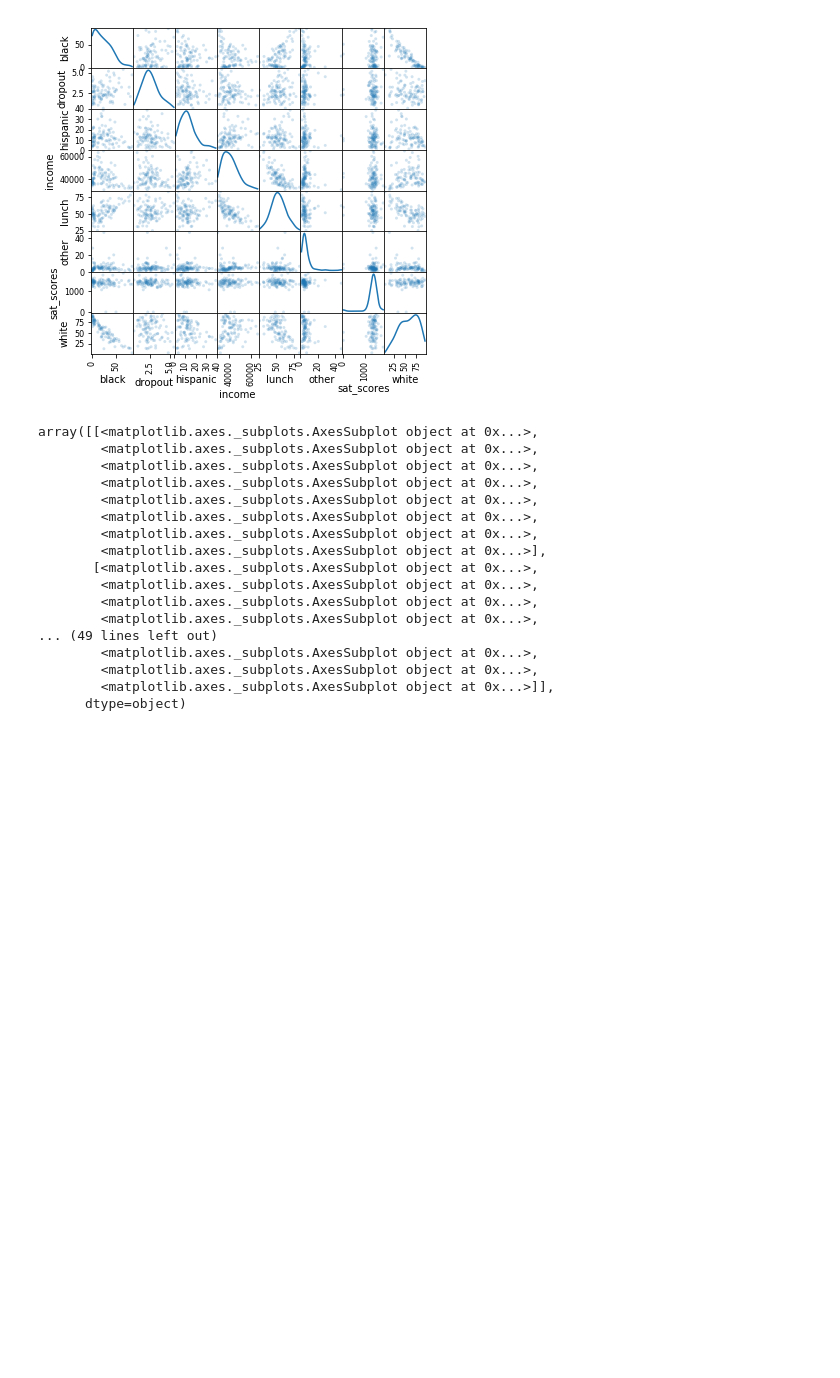
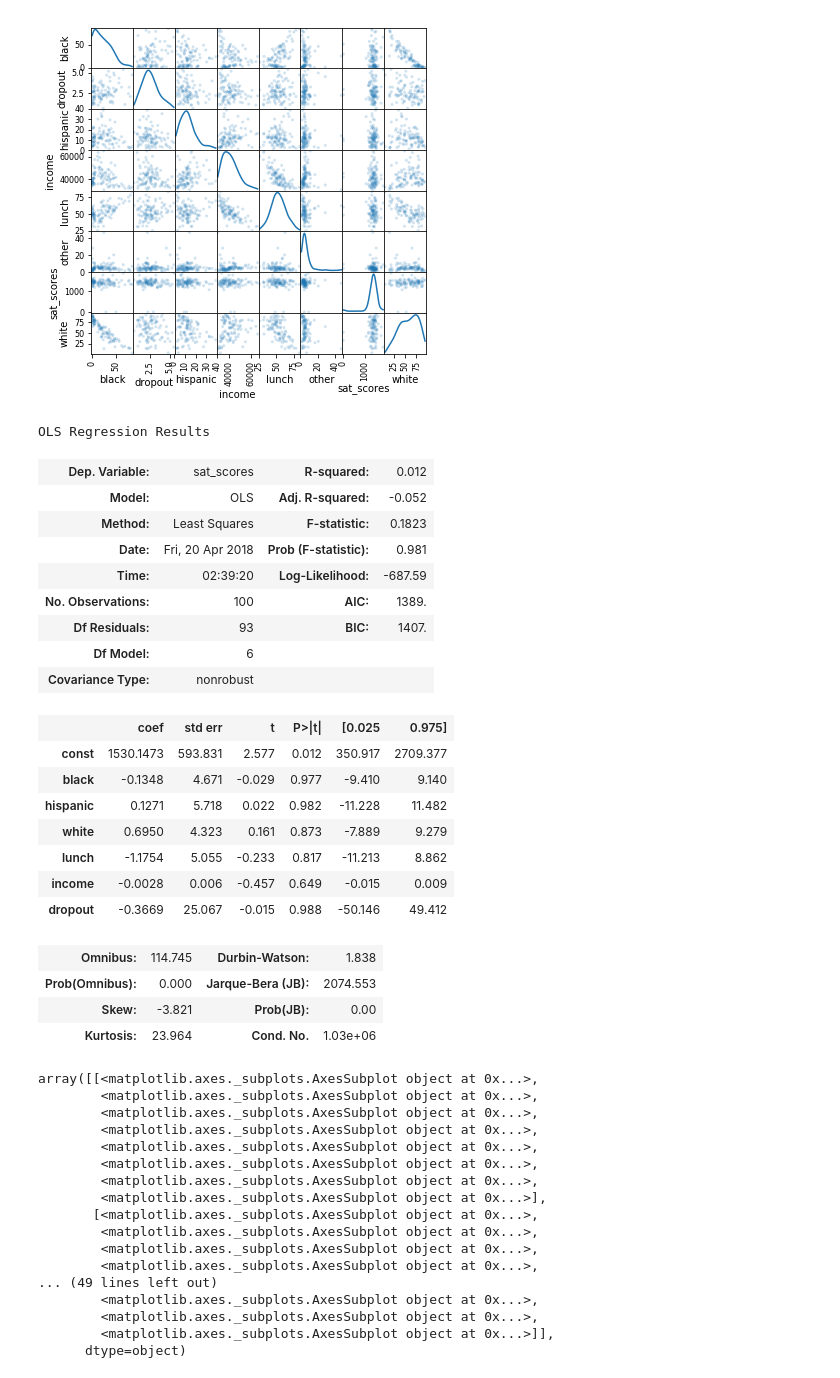
Before and after one commit to jestradasal/216finalproject, a Jupyter notebook: mlr.ipynb, the cells around one changed output. Saved outputs shown, nothing was run; the diff lists cells and outputs as text; code cells hidden in the pictures; blank space fills up the shorter version.

```diff
--- a/mlr.ipynb
+++ b/mlr.ipynb
@@ -50,5 +87,5 @@ array([[<matplotlib.axes._subplots.AxesSubplot object at 0x...>,
 # %%
-d2014 = {'sat_scores': [1418.0, 1439.0, 1404.0, 1210.0, 1457.0, 1415.0, 1371.0, 1351.0, 1218.0, 1255.0, 1379.0, 1719.0, 1493.0, 1466.0, 1296.0, 1373.0, 1332.0, 1470.0, 1448.0, 1384.0, 1315.0, 1503.0, 1358.0, 1258.0, 0.0, 1373.0, 1495.0, 1453.0, 1547.0, 1195.0, 1533.0, 1222.0, 1351.0, 1230.0, 1546.0, 1382.0, 1514.0, 1376.0, 1421.0, 1499.0, 1397.0, 1300.0, 1135.0, 1193.0, 1384.0, 1491.0, 1497.0, 1538.0, 1225.0, 1553.0, 1598.0, 1364.0, 1393.0, 1298.0, 1454.0, 1482.0, 1537.0, 1492.0, 1494.0, 1317.0, 1654.0, 1082.0, 1503.0, 0.0, 1358.0, 1496.0, 1453.0, 1419.0, 1753.0, 1766.0, 1387.0, 1479.0, 1367.0, 1333.0, 1491.0, 1280.0, 1410.0, 1391.0, 1310.0, 1389.0, 1350.0, 1280.0, 1236.0, 1278.0, 1394.0, 1484.0, 1496.0, 1322.0, 1345.0, 1283.0, 1528.0, 1306.0, 1929.0, 1186.0, 1313.0, 1617.0, 1573.0, 1503.0, 1404.0, 1347.0],
+d2014 = {'sat_scores': [1418.0, 1439.0, 1404.0, 1210.0, 1457.0, 1415.0, 1371.0, 1351.0, 1218.0, 1255.0, 1379.0, 1719.0, 1493.0, 1466.0, 1296.0, 1373.0, 1332.0, 1470.0, 1448.0, 1384.0, 1315.0, 1503.0, 1358.0, 1258.0, 0.0, 1373.0, 1495.0, 1453.0, 1547.0, 1195.0, 1533.0, 1222.0, 1351.0, 1230.0, 1546.0, 1382.0, 1514.0, 1376.0, 1421.0, 1499.0, 1397.0, 1300.0, 1135.0, 1193.0, 1384.0, 1491.0, 1497.0, 1538.0, 1225.0, 1553.0, 1598.0, 1364.0, 1393.0, 1298.0, 1454.0, 1482.0, 1537.0, 1492.0, 1494.0, 1317.0, 1654.0, 1082.0, 1503.0, 0.90, 1358.0, 1496.0, 1453.0, 1419.0, 1753.0, 1766.0, 1387.0, 1479.0, 1367.0, 1333.0, 1491.0, 1280.0, 1410.0, 1391.0, 1310.0, 1389.0, 1350.0, 1280.0, 1236.0, 1278.0, 1394.0, 1484.0, 1496.0, 1322.0, 1345.0, 1283.0, 1528.0, 1306.0, 1929.0, 1186.0, 1313.0, 1617.0, 1573.0, 1503.0, 1404.0, 1347.0],
          'lunch': [53.3656196, 46.1949266, 57.7808793, 73.8362311, 53.7042925, 58.9660743, 61.0792193, 87.3862696, 72.1297482, 56.4271907, 48.4968354, 54.5269104, 38.1859426, 52.7363184, 26.4830508, 39.3363789, 62.5, 45.341801, 48.200122, 58.045977, 60.0633198, 50.6463878, 60.7403961, 71.0426618, 49.3216567, 53.9397405, 31.5857438, 36.3104839, 40.6772808, 39.9843014, 69.5008857, 60.8743136, 76.0423561, 52.0522812, 59.5336238, 55.6069661, 45.2727273, 58.037225, 49.6049383, 73.9199492, 55.4062352, 89.2701185, 50.2663679, 48.7670125, 47.4193069, 78.38731, 65.2514377, 74.5454545, 38.6361455, 50.7625272, 42.4615202, 76.433121, 60.0261464, 68.1434368, 43.939794, 56.1167748, 53.9872408, 70.5707491, 63.5761589, 52.4302663, 50.0, 69.4289186, 41.2660006, 62.457765, 44.6420807, 84.4776119, 38.8430745, 38.470713, 56.9291339, 59.3412431, 51.4239594, 53.3032185, 59.8418278, 57.3476245, 54.7229791, 49.7915161, 72.5557461, 80.3056245, 55.9594252, 56.4120782, 66.6155299, 68.4049441, 74.1227341, 47.0287243, 43.143916, 55.8549849, 52.8331584, 52.8237307, 65.5493482, 30.3632374, 85.2554298, 32.7466189, 80.9302326, 78.2087849, 32.9316338, 58.9797308, 60.298902, 61.1452604, 50.2576371, 48.9158716],
          'hispanic': [23.24563343, 8.034026465, 20.46227056, 3.414769572, 9.388783869, 10.06960557, 14.0398293, 2.013677812, 15.51322751, 11.17080994, 13.564434, 11.2412178, 14.04977902, 8.774956865, 2.417235943, 7.273374466, 6.222707424, 13.42258026, 29.18945194, 4.988764045, 4.356971154, 4.473085671, 4.927995772, 8.677888544, 8.837981867, 11.38505178, 4.482581967, 12.50248855, 6.930693069, 12.42973142, 37.19290971, 25.30810519, 9.565075213, 22.21182109, 14.95165746, 10.00383779, 1.686746988, 2.861952862, 13.40610818, 28.62583307, 12.61925893, 2.892307692, 18.095144, 6.834387192, 20.22646536, 2.777777778, 17.81553398, 15.87837838, 11.38230799, 10.44329617, 20.34883721, 8.69955157, 31.69557806, 11.57331586, 10.49633146, 14.24959779, 3.281312525, 5.837264151, 11.02709515, 19.45856732, 8.473711077, 31.73146583, 12.00123964, 10.3192418, 10.25721702, 3.166098393, 11.65295497, 16.62707838, 5.946791862, 5.414908579, 11.54681605, 2.581369248, 8.398607485, 10.03302007, 12.25209343, 15.09475662, 9.531926052, 13.211227, 11.56161878, 13.71589935, 6.526833841, 33.46149365, 2.43902439, 6.976206976, 4.391891892, 20.64121037, 3.869047619, 6.022727273, 15.2293578, 15.00389143, 13.04809589, 15.65339151, 7.175828787, 7.664670659, 7.375722543, 18.48499038, 13.10846294, 15.80689432, 21.57577968, 11.38912856],
          'black': [21.04355516, 3.913043478, 0.747790619, 57.63464742, 0.504095778, 0.278422274, 32.98719772, 80.69908815, 39.04761905, 15.53327987, 6.474735605, 5.160031226, 19.11075665, 5.529537425, 11.9810825, 6.798766018, 35.98981077, 5.289657624, 12.164297, 43.50561798, 1.532451923, 0.758150114, 25.90831021, 31.24693577, 29.35843311, 45.10112491, 5.712090164, 2.727453713, 3.211539428, 5.480949407, 24.10075671, 49.61767969, 58.20797907, 28.62224552, 31.37661142, 20.49699373, 35.96385542, 0.252525253, 33.11664418, 38.55918756, 41.06944753, 84.46153846, 24.4528973, 1.143549038, 3.863232682, 79.24836601, 37.0631068, 25.0, 14.03802063, 1.169431602, 15.94853028, 42.24215247, 21.32758448, 46.8500928, 5.999136815, 0.781429556, 0.360144058, 51.6509434, 3.040327662, 41.23756041, 0.153139357, 20.40569911, 17.47888743, 50.01247038, 22.03256509, 78.27569411, 19.21624737, 15.5054104, 22.84820031, 43.81153305, 16.46278724, 30.41526375, 35.16100957, 47.53619507, 5.773468488, 3.663185811, 36.67234824, 25.32010515, 19.70886365, 18.67782764, 12.37403328, 19.96970756, 45.94594595, 12.53176253, 3.178746929, 2.209414025, 1.438492063, 4.971590909, 33.21100917, 12.7955054, 61.85707783, 24.41043342, 66.9324381, 69.22155689, 1.317919075, 34.93574736, 4.191072511, 45.47509486, 2.936348714, 0.647109577],
@@ -57,7 +94,15 @@ d2014 = {'sat_scores': [1418.0, 1439.0, 1404.0, 1210.0, 1457.0, 1415.0, 1371.0,
          'other': [5.655538359, 5.765595463, 2.447314752, 4.44197668, 2.425960933, 2.645011601, 4.082503556, 2.279635258, 5.862433862, 5.950280674, 6.439482961, 11.20218579, 7.18107201, 4.864021034, 6.200735681, 6.964878975, 4.22125182, 11.32567231, 5.480617329, 4.0, 4.507211538, 1.895375284, 5.449861276, 7.452198072, 9.474704132, 11.27042412, 10.01536885, 4.658570575, 3.799567774, 4.91880075, 3.576241319, 6.276050256, 2.223675605, 6.743676633, 4.063075506, 5.695919151, 3.975903614, 15.90909091, 5.188274255, 2.158045065, 10.25626803, 7.907692308, 7.652027861, 3.45755415, 5.395204263, 2.581699346, 17.48786408, 3.885135135, 5.688765762, 12.4014142, 4.518356747, 2.780269058, 4.893211672, 3.515667649, 3.953388002, 4.09101356, 2.040816327, 3.125, 5.18273472, 8.512423859, 2.297090352, 4.250181116, 5.407918184, 5.499438833, 5.989931566, 2.82513395, 9.395493025, 5.265241489, 6.259780908, 5.85443038, 3.955641934, 3.310886644, 5.46127067, 4.96147659, 3.92243279, 4.757168904, 8.666579258, 46.79894853, 5.91418337, 4.800564772, 7.370517928, 4.870092042, 20.35266974, 7.888657889, 3.946560197, 2.665706052, 28.86904762, 6.193181818, 8.80733945, 5.053993579, 3.368229404, 11.3230649, 8.770457407, 2.275449102, 4.485549133, 6.487695749, 3.524540497, 4.109146686, 2.84515776, 1.725625539],
          'white': [50.05527305, 82.28733459, 76.34262407, 34.50860633, 87.68115942, 87.00696056, 48.89046942, 15.00759878, 39.57671958, 67.34562951, 73.52134743, 72.39656518, 59.65839232, 80.83148468, 79.40094587, 78.96298054, 53.56622999, 69.9620898, 53.16563373, 47.50561798, 89.60336538, 92.87338893, 63.71383274, 52.62297761, 52.32888089, 32.2433992, 79.78995902, 80.11148716, 86.05819973, 77.17051843, 35.13009226, 18.79816486, 30.00327011, 42.42225675, 49.60865562, 63.80324933, 58.37349398, 80.97643098, 48.28897338, 30.65693431, 36.05502552, 4.738461538, 49.79993084, 88.56450962, 70.51509769, 15.39215686, 27.63349515, 55.23648649, 68.89090562, 75.98585804, 59.18427576, 46.27802691, 42.08362579, 38.06092368, 79.55114372, 80.87795909, 94.31772709, 39.38679245, 80.74984247, 30.79144841, 89.07605921, 43.61265395, 65.11195475, 34.16884898, 61.72028632, 15.73307355, 59.73530464, 62.60226973, 64.94522692, 44.91912799, 68.03475477, 63.69248036, 50.97911227, 37.46930827, 78.05200529, 76.48488867, 45.12914645, 14.66971933, 62.8153342, 62.80570823, 73.72861495, 41.69870675, 31.26235992, 72.6033726, 88.48280098, 74.48366955, 65.8234127, 82.8125, 42.75229358, 67.14660959, 21.72659687, 48.61311016, 17.1212757, 20.83832335, 86.82080925, 40.09156652, 79.17592406, 34.60886413, 72.64271384, 86.23813632],
          'counties': ['Alamance', 'Alexander', 'Alleghany', 'Anson', 'Ashe', 'Avery', 'Beaufort', 'Bertie', 'Bladen', 'Brunswick', 'Buncombe', 'Burke', 'Cabarrus', 'Caldwell', 'Camden', 'Carteret', 'Caswell', 'Catawba', 'Chatham', 'Cherokee', 'Chowan', 'Clay', 'Cleveland', 'Columbus', 'Craven', 'Cumberland', 'Currituck', 'Dare', 'Davidson', 'Davie', 'Duplin', 'Durham', 'Edgecombe', 'Forsyth', 'Franklin', 'Gaston', 'Gates', 'Graham', 'Granville', 'Greene', 'Guilford', 'Halifax', 'Harnett', 'Haywood', 'Henderson', 'Hertford', 'Hoke', 'Hyde', 'Iredell', 'Jackson', 'Johnston', 'Jones', 'Lee', 'Lenoir', 'Lincoln', 'Macon', 'Madison', 'Martin', 'McDowell', 'Mecklenburg', 'Mitchell', 'Montgomery', 'Moore', 'Nash', 'New Hanover', 'Northampton', 'Onslow', 'Orange', 'Pamlico', 'Pasquotank', 'Pender', 'Perquimans', 'Person', 'Pitt', 'Polk', 'Randolph', 'Richmond', 'Robeson', 'Rockingham', 'Rowan', 'Rutherford', 'Sampson', 'Scotland', 'Stanly', 'Stokes', 'Surry', 'Swain', 'Transylvania', 'Tyrrell', 'Union', 'Vance', 'Wake', 'Warren', 'Washington', 'Watauga', 'Wayne', 'Wilkes', 'Wilson', 'Yadkin', 'Yancey']}
-df14 = pd.DataFrame(data=d2014)
+# 24 and 63 are both invalid
+counter=0
+for v in d2014['sat_scores']:
+    if counter == 24 or counter == 63:
+        print v
+    counter
+
+print len(d2014['sat_scores'])
+
 
 X_2014 = df14[["black", "hispanic", "white", "lunch", "income", "dropout"]]
 y_2014 = df14["sat_scores"]
@@ -66,8 +111,6 @@ X_2014 = sm.add_constant(X_2014)
 # print out summary statistics
 df14.describe()
 
-model_2014 = sm.OLS(y_2014, X_2014).fit()
-model_2014.summary()
 
 scatter_matrix(df14, alpha=0.2, figsize=(6, 6), diagonal='kde')
 # %% [output]
@@ -132,6 +218,32 @@ array([[<matplotlib.axes._subplots.AxesSubplot object at 0x...>,
         <matplotlib.axes._subplots.AxesSubplot object at 0x...>]],
       dtype=object)
 [figure]
+# %%
+model_2015 = sm.OLS(y_2015, X_2015).fit()
+model_2015.summary()
+# %% [output]
+OLS Regression Results
+| Dep. Variable: | sat_scores | R-squared: | 0.012 |
+| Model: | OLS | Adj. R-squared: | -0.052 |
+| Method: | Least Squares | F-statistic: | 0.1823 |
+| Date: | Fri, 20 Apr 2018 | Prob (F-statistic): | 0.981 |
+| Time: | 02:39:20 | Log-Likelihood: | -687.59 |
+| No. Observations: | 100 | AIC: | 1389. |
+| Df Residuals: | 93 | BIC: | 1407. |
+| Df Model: | 6 |  |  |
+| Covariance Type: | nonrobust |  |  |
+|  | coef | std err | t | P>|t| | [0.025 | 0.975] |
+| const | 1530.1473 | 593.831 | 2.577 | 0.012 | 350.917 | 2709.377 |
+| black | -0.1348 | 4.671 | -0.029 | 0.977 | -9.410 | 9.140 |
+| hispanic | 0.1271 | 5.718 | 0.022 | 0.982 | -11.228 | 11.482 |
+| white | 0.6950 | 4.323 | 0.161 | 0.873 | -7.889 | 9.279 |
+| lunch | -1.1754 | 5.055 | -0.233 | 0.817 | -11.213 | 8.862 |
+| income | -0.0028 | 0.006 | -0.457 | 0.649 | -0.015 | 0.009 |
+| dropout | -0.3669 | 25.067 | -0.015 | 0.988 | -50.146 | 49.412 |
+| Omnibus: | 114.745 | Durbin-Watson: | 1.838 |
+| Prob(Omnibus): | 0.000 | Jarque-Bera (JB): | 2074.553 |
+| Skew: | -3.821 | Prob(JB): | 0.00 |
+| Kurtosis: | 23.964 | Cond. No. | 1.03e+06 |
 # %%
 d2016 = {'sat_scores': [1406.0, 1413.0, 1289.0, 1194.0, 1449.0, 1380.0, 1292.0, 1280.0, 1405.0, 1493.0, 1646.0, 1362.0, 1511.0, 1401.0, 1588.0, 1592.0, 1377.0, 1500.0, 1378.0, 1583.0, 1452.0, 1280.0, 1324.0, 0.0, 1205.0, 1254.0, 1464.0, 0.0, 1369.0, 1172.0, 1387.0, 1224.0, 1443.0, 0.0, 1443.0, 1404.0, 1360.0, 1167.0, 1446.0, 1607.0, 1375.0, 1467.0, 1493.0, 1496.0, 1348.0, 1506.0, 1545.0, 1317.0, 1374.0, 1456.0, 1292.0, 1489.0, 1411.0, 1394.0, 1503.0, 1488.0, 1484.0, 1443.0, 1181.0, 1464.0, 0.0, 1163.0, 1433.0, 1356.0, 1739.0, 1493.0, 1552.0, 1295.0, 1421.0, 1485.0, 1429.0, 1362.0, 1252.0, 1151.0, 1328.0, 1377.0, 1301.0, 1342.0, 1282.0, 1421.0, 0.0, 1558.0, 0.0, 1233.0, 1647.0, 1636.0, 1705.0, 1550.0, 1563.0, 1640.0, 1202.0, 1251.0, 1504.0, 0.0, 1737.0, 1426.0, 1427.0, 1236.0, 0.0, 1701.0],
          'lunch': [49.74778761, 46.10560388, 58.64825581, 65.88579795, 51.72863666, 59.56164384, 59.94733762, 82.028717, 61.66306695, 54.4991511, 48.90519979, 54.84627832, 38.90914907, 51.50451354, 24.5, 40.86829978, 59.87355894, 44.75601543, 47.85443338, 54.04025233, 56.0761347, 50.76804916, 61.82745203, 61.75420704, 49.51048951, 53.62017445, 30.5093293, 36.02346278, 40.74924345, 42.64964086, 71.07327141, 58.07792681, 64.4884932, 47.70536131, 52.18765192, 50.56416813, 46.15384615, 54.60069444, 52.80884596, 75.8993951, 49.69148787, 78.73352855, 51.50108631, 49.53742641, 46.54227751, 70.49237171, 55.90361446, 63.06954436, 38.54678007, 48.98236092, 41.84952978, 63.97400186, 63.27021341, 59.30364006, 42.35758107, 52.26906243, 43.72367313, 61.06277191, 61.20006469, 44.77508262, 48.39400428, 69.16455696, 40.00313259, 58.55335712, 43.34967762, 79.96742671, 39.1992841, 39.48806826, 50.78247261, 57.93692281, 50.21853637, 54.6912114, 54.02625821, 55.87589827, 48.26603325, 50.67010309, 64.51041809, 60.61101549, 49.61480423, 53.32138284, 56.26147631, 68.76119938, 62.16913029, 46.87573409, 44.66177669, 56.44247352, 47.61376249, 51.45348837, 64.64471404, 30.79072433, 74.41232529, 31.73128496, 68.45397676, 72.44764398, 33.48848034, 55.81194272, 50.53302676, 53.8353214, 51.4741784, 48.54413103],
```
Also changed, not shown: parts of 6 cells of this notebook, 1 other file.
